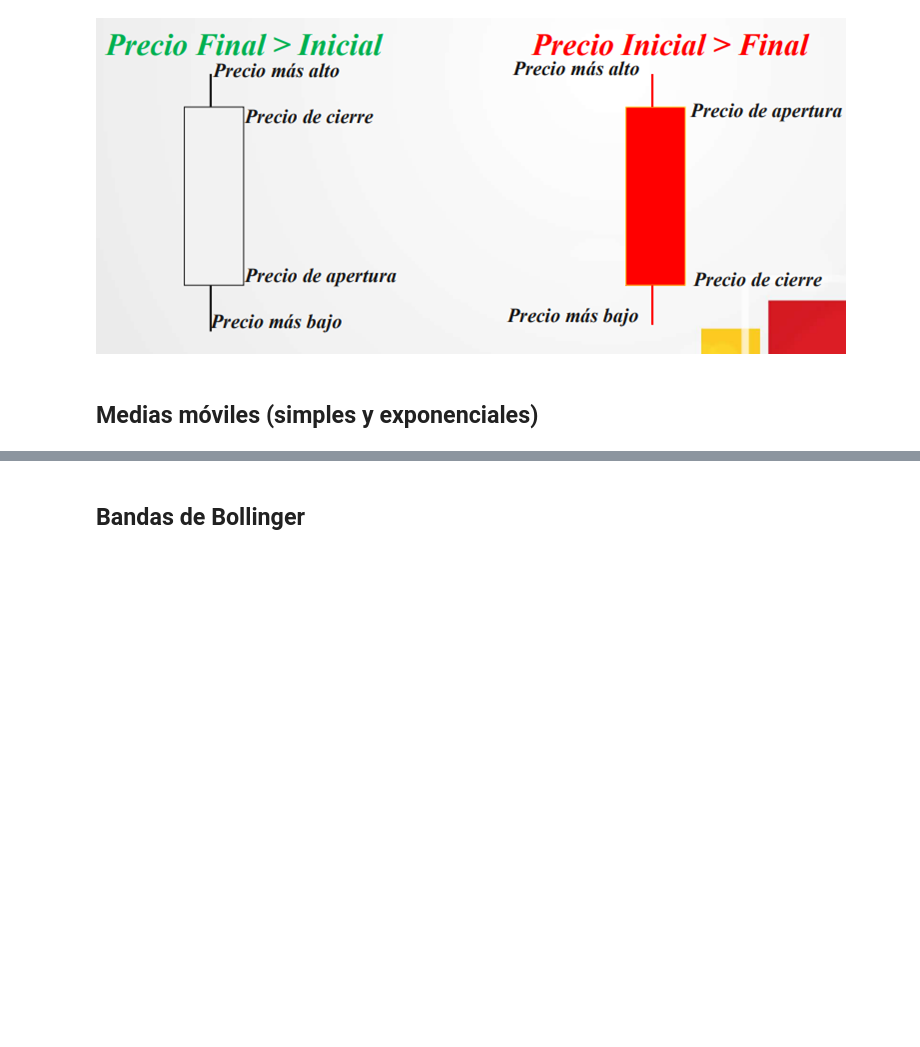
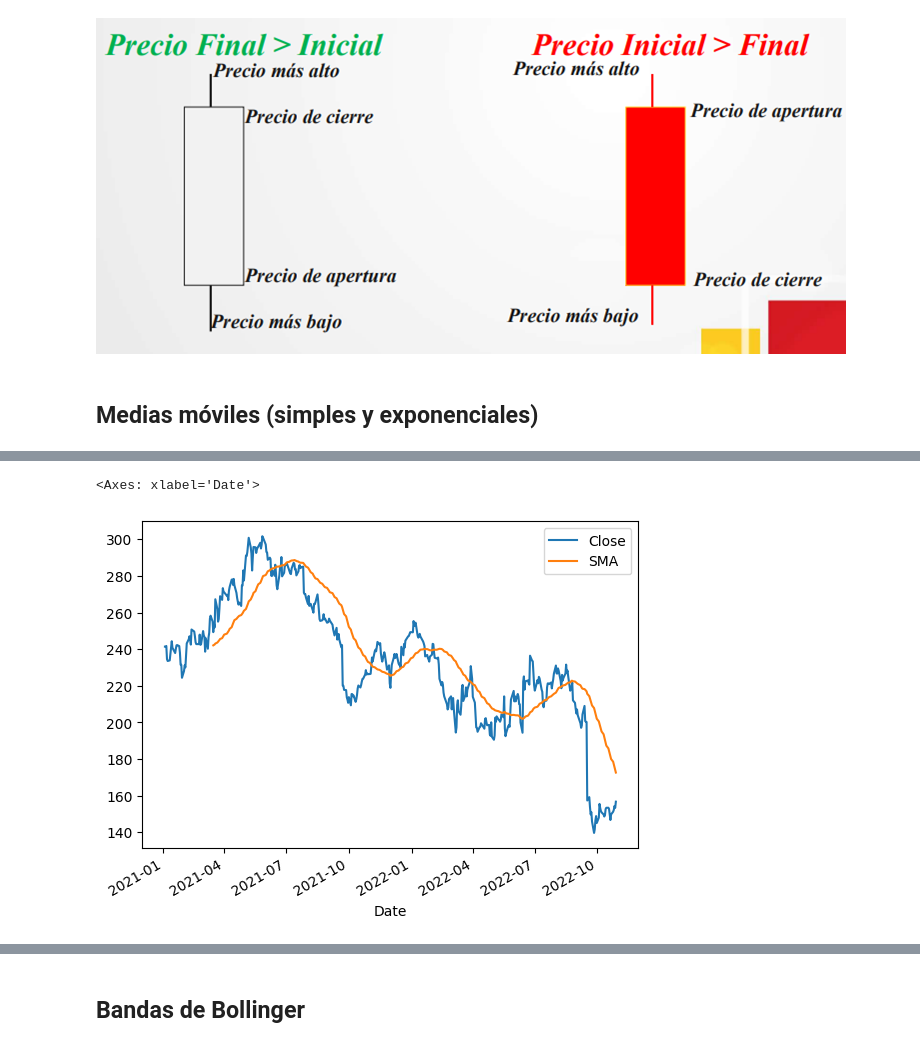
Before and after one commit to gabilang12/finanzas_corporativas, a Jupyter notebook: fc_parte_9.ipynb, the cells around one changed output, grey strips where cells are left out. Drawn from its saved outputs; the diff is of its cells as text; code cells hidden in the pictures; blank space fills up the shorter version.

Commit message:
medias moviles, bandas bollinger, rsi, macd

```diff
--- a/fc_parte_9.ipynb
+++ b/fc_parte_9.ipynb
@@ -259,5 +174,0 @@ Failed to build ta-lib
-# %%
-import talib as ta
-df['Simple MA'] = ta.SMA(df['Close'],10)
-df['EMA'] = ta.SMA(df['Close'], timeperiod = 20)
-df['WMA'] = ta.SMA(df['Close'], timeperiod = 50)
@@ -265,0 +175,7 @@ ModuleNotFoundError: No module named 'talib'
+# %%
+data = pd.DataFrame()
+data['Close'] = df['Close']
+# %%
+#media movil simple
+data['SMA'] = data.iloc[:,0].rolling(window=50).mean() #windows es la cantidad de periodos
+data
@@ -265,0 +197,5 @@ ModuleNotFoundError: No module named 'talib'
+# %%
+data.plot(kind='line')
+# %% [output]
+<Axes: xlabel='Date'>
+[figure, added]
```
Also changed, not shown: parts of 27 cells of this notebook.
